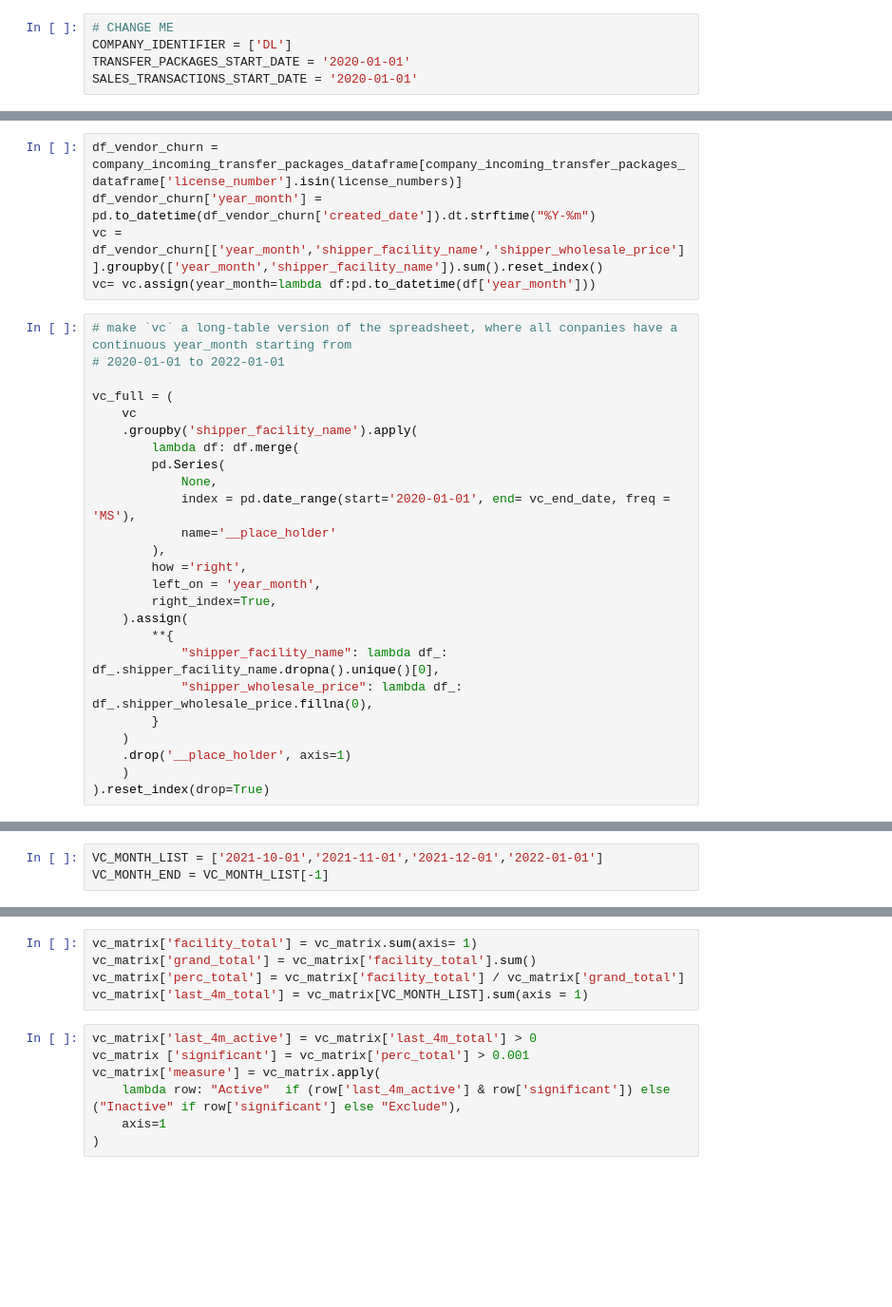
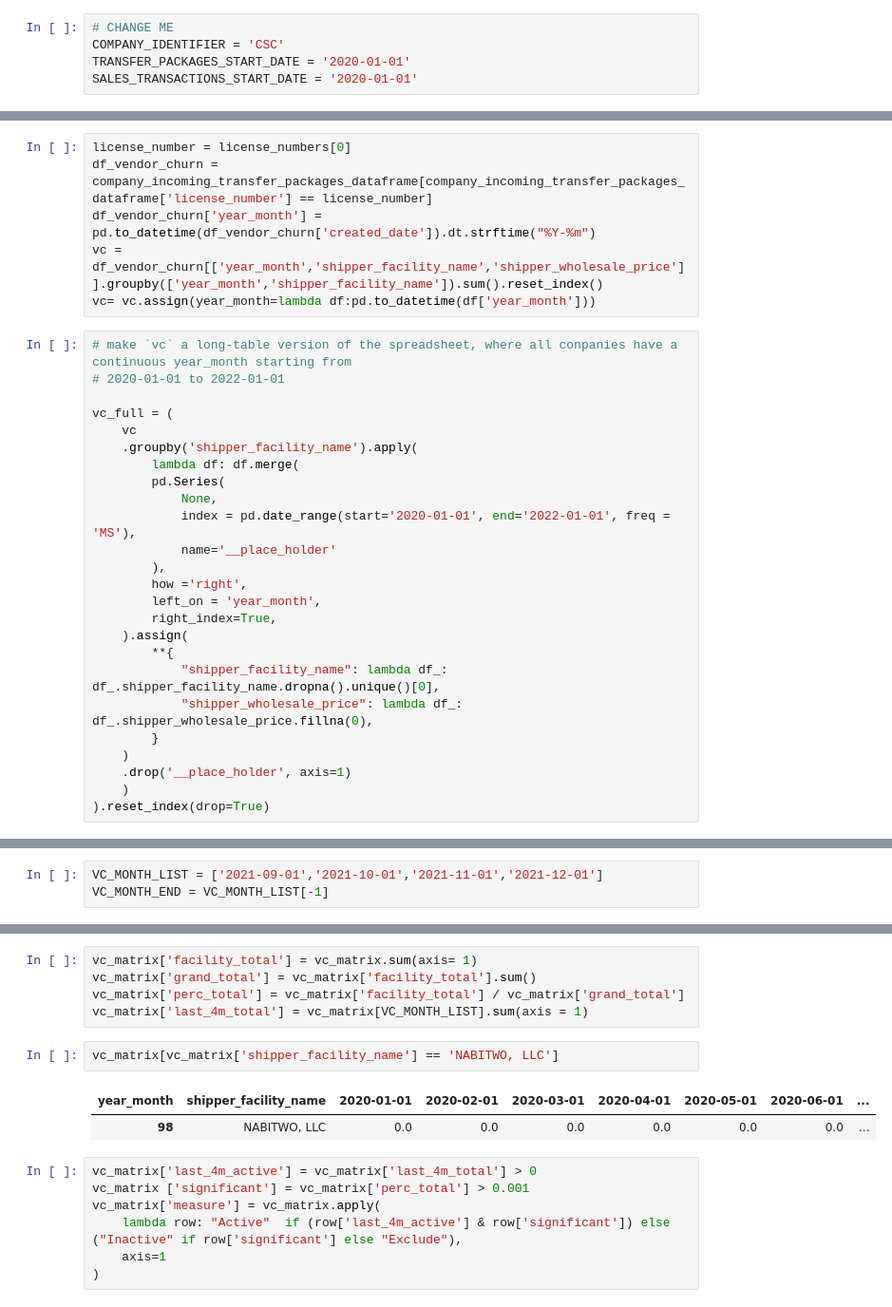
Before and after one commit to warrenshen/platform, a Jupyter notebook: services/api-server/notebooks/analysis/check_company_retailer_data.ipynb, the cells around one changed output, grey strips where cells are left out. Shown at 95% size. Cells and saved outputs as stored; diff of their text form; blank space fills up the shorter version.

```diff
--- a/services/api-server/notebooks/analysis/check_company_retailer_data.ipynb
+++ b/services/api-server/notebooks/analysis/check_company_retailer_data.ipynb
@@ -44,6 +41,6 @@ The autoreload extension is already loaded. To reload it, use:
 # Define company name and date ranges
 # %%
 # CHANGE ME
-COMPANY_IDENTIFIER = ['DL']
+COMPANY_IDENTIFIER = 'CSC'
 TRANSFER_PACKAGES_START_DATE = '2020-01-01'
 SALES_TRANSACTIONS_START_DATE = '2020-01-01'
@@ -530,5 +357,6 @@ license_number = license_numbers[0]
 # %%
-df_vendor_churn = company_incoming_transfer_packages_dataframe[company_incoming_transfer_packages_dataframe['license_number'].isin(license_numbers)]
+license_number = license_numbers[0]
+df_vendor_churn = company_incoming_transfer_packages_dataframe[company_incoming_transfer_packages_dataframe['license_number'] == license_number]
 df_vendor_churn['year_month'] = pd.to_datetime(df_vendor_churn['created_date']).dt.strftime("%Y-%m")
 vc = df_vendor_churn[['year_month','shipper_facility_name','shipper_wholesale_price']].groupby(['year_month','shipper_facility_name']).sum().reset_index()
 vc= vc.assign(year_month=lambda df:pd.to_datetime(df['year_month']))
@@ -542,7 +370,7 @@ vc_full = (
         lambda df: df.merge(
         pd.Series(
             None,
-            index = pd.date_range(start='2020-01-01', end= vc_end_date, freq = 'MS'),
+            index = pd.date_range(start='2020-01-01', end='2022-01-01', freq = 'MS'),
             name='__place_holder'
         ),
         how ='right',
@@ -611,5 +458,5 @@ churn
 # %%
-VC_MONTH_LIST = ['2021-10-01','2021-11-01','2021-12-01','2022-01-01']
+VC_MONTH_LIST = ['2021-09-01','2021-10-01','2021-11-01','2021-12-01']
 VC_MONTH_END = VC_MONTH_LIST[-1]
 # %%
 # output vendor churn matrix
@@ -622,6 +469,11 @@ vc_matrix['facility_total'] = vc_matrix.sum(axis= 1)
 vc_matrix['grand_total'] = vc_matrix['facility_total'].sum()
 vc_matrix['perc_total'] = vc_matrix['facility_total'] / vc_matrix['grand_total']
 vc_matrix['last_4m_total'] = vc_matrix[VC_MONTH_LIST].sum(axis = 1)
+# %%
+vc_matrix[vc_matrix['shipper_facility_name'] == 'NABITWO, LLC']
+# %% [output]
+| year_month | shipper_facility_name | 2020-01-01 | 2020-02-01 | 2020-03-01 | 2020-04-01 | 2020-05-01 | 2020-06-01 | ... |
+| 98 | NABITWO, LLC | 0.0 | 0.0 | 0.0 | 0.0 | 0.0 | 0.0 | ... |
 # %%
 vc_matrix['last_4m_active'] = vc_matrix['last_4m_total'] > 0
 vc_matrix ['significant'] = vc_matrix['perc_total'] > 0.001
```
Also changed, not shown: parts of 56 cells of this notebook, 6 other files.
